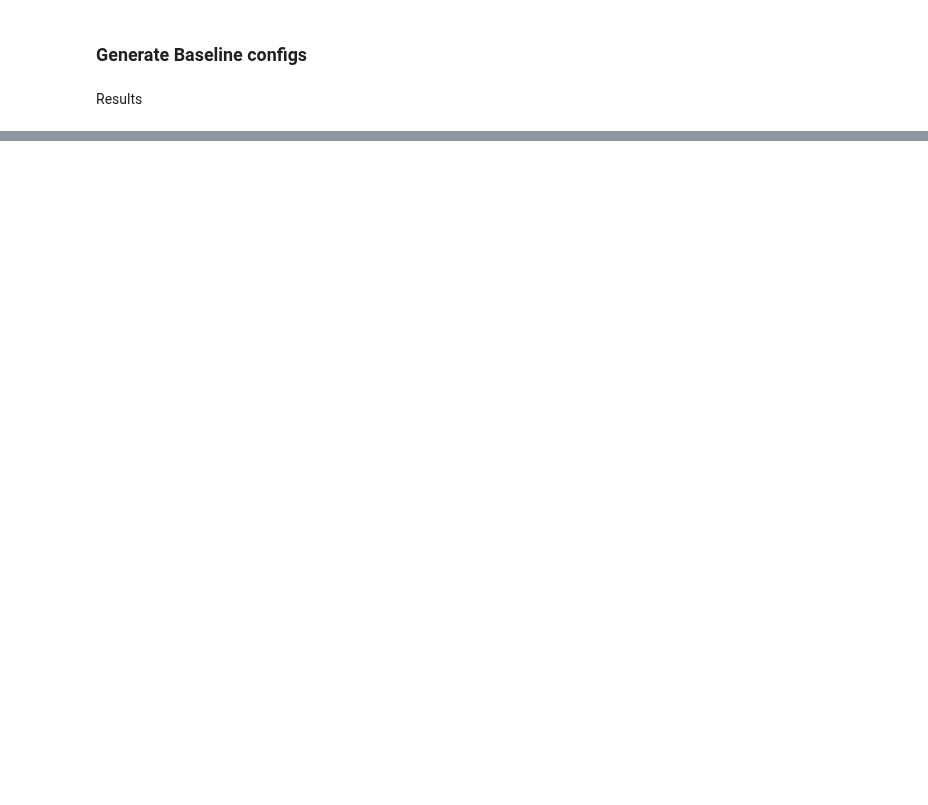
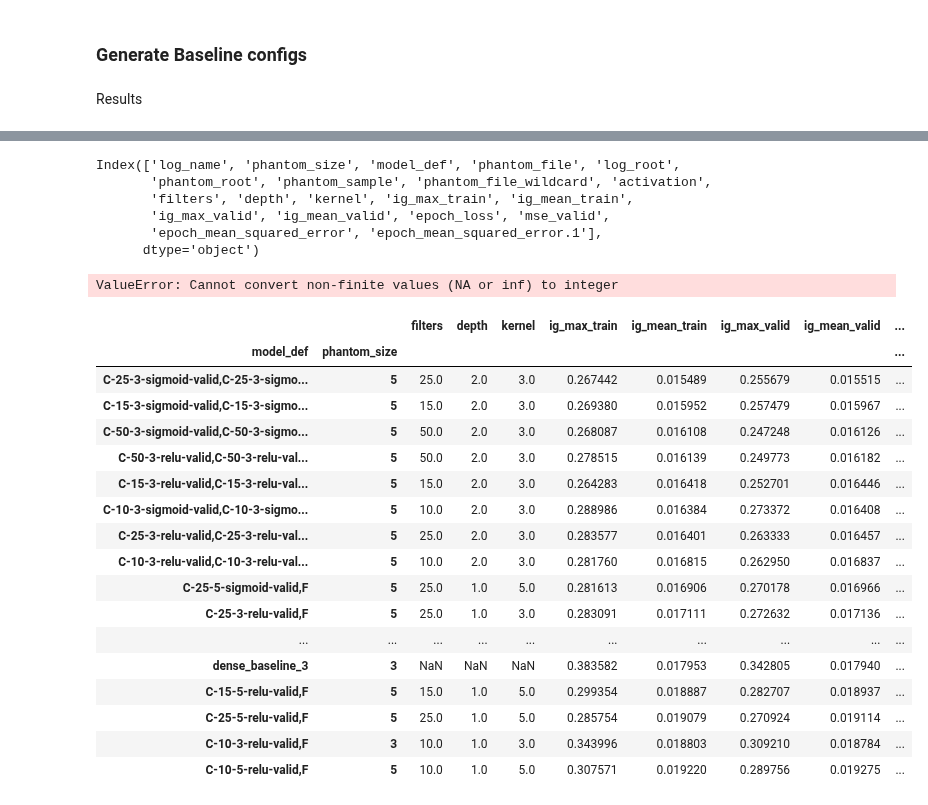
Before and after one commit to gimlidc/igre, a Jupyter notebook: notebooks/tk-cnn-experiments.ipynb, the cells around one changed output, grey strips where cells are left out. Drawn from its saved outputs; the diff is of its cells as text; code cells hidden in the pictures; blank space fills up the shorter version.

```diff
--- a/notebooks/tk-cnn-experiments.ipynb
+++ b/notebooks/tk-cnn-experiments.ipynb
@@ -83,0 +79,2 @@ df.groupby(['model_def', 'phantom_size'])
+# %%
+df = pd.concat([pd.read_csv('conv5.csv'), pd.read_csv('conv3.csv')])
@@ -84,6 +95,7 @@ df.groupby(['model_def', 'phantom_size'])
 # %%
-df[['model_def', 'phantom_size', 'Information Gain valid', 'Information Gain valid.1', 'epoch_loss.1']].rename(columns={
-     'Information Gain valid': 'ig_max_valid',
-     'Information Gain valid.1': 'ig_mean_valid',
-     'epoch_loss.1': 'mse_valid'
-}).groupby(['model_def', 'phantom_size']).agg(['mean', 'std', 'median'])
+df.groupby(['model_def', 'phantom_size'])
+df = df.rename(columns={'Information Gain valid': 'ig_max_valid',
+                        'Information Gain valid.1': 'ig_mean_valid',
+                        'Information Gain train': 'ig_max_train',
+                        'Information Gain train.1': 'ig_mean_train',
+                        'epoch_loss.1': 'mse_valid'})
@@ -109,0 +102,49 @@ df[['model_def', 'phantom_size', 'Information Gain valid', 'Information Gain val
+# %%
+df.columns
+# %% [output]
+Index(['log_name', 'phantom_size', 'model_def', 'phantom_file', 'log_root',
+       'phantom_root', 'phantom_sample', 'phantom_file_wildcard', 'activation',
+       'filters', 'depth', 'kernel', 'ig_max_train', 'ig_mean_train',
+       'ig_max_valid', 'ig_mean_valid', 'epoch_loss', 'mse_valid',
+       'epoch_mean_squared_error', 'epoch_mean_squared_error.1'],
+      dtype='object')
+# %%
+df = df.astype({'phantom_size': 'int32',
+                'kernel': 'int32',
+                'phantom_sample': 'int32',
+                'depth': 'int32',
+                'filters': 'int32'})
+# %% [output]
+ValueError: Cannot convert non-finite values (NA or inf) to integer
+# %%
+(
+    df
+        .drop(columns=['log_root',
+                       'phantom_file_wildcard',
+                       'phantom_root',
+                       'log_name',
+                       'epoch_mean_squared_error',
+                       'epoch_mean_squared_error.1',
+                       'phantom_sample'])
+        .groupby(['model_def', 'phantom_size'])
+        .mean()
+).sort_values('mse_valid')
+# %% [output]
+|  |  | filters | depth | kernel | ig_max_train | ig_mean_train | ig_max_valid | ig_mean_valid | ... |
+| model_def | phantom_size |  |  |  |  |  |  |  | ... |
+| C-25-3-sigmoid-valid,C-25-3-sigmo... | 5 | 25.0 | 2.0 | 3.0 | 0.267442 | 0.015489 | 0.255679 | 0.015515 | ... |
+| C-15-3-sigmoid-valid,C-15-3-sigmo... | 5 | 15.0 | 2.0 | 3.0 | 0.269380 | 0.015952 | 0.257479 | 0.015967 | ... |
+| C-50-3-sigmoid-valid,C-50-3-sigmo... | 5 | 50.0 | 2.0 | 3.0 | 0.268087 | 0.016108 | 0.247248 | 0.016126 | ... |
+| C-50-3-relu-valid,C-50-3-relu-val... | 5 | 50.0 | 2.0 | 3.0 | 0.278515 | 0.016139 | 0.249773 | 0.016182 | ... |
+| C-15-3-relu-valid,C-15-3-relu-val... | 5 | 15.0 | 2.0 | 3.0 | 0.264283 | 0.016418 | 0.252701 | 0.016446 | ... |
+| C-10-3-sigmoid-valid,C-10-3-sigmo... | 5 | 10.0 | 2.0 | 3.0 | 0.288986 | 0.016384 | 0.273372 | 0.016408 | ... |
+| C-25-3-relu-valid,C-25-3-relu-val... | 5 | 25.0 | 2.0 | 3.0 | 0.283577 | 0.016401 | 0.263333 | 0.016457 | ... |
+| C-10-3-relu-valid,C-10-3-relu-val... | 5 | 10.0 | 2.0 | 3.0 | 0.281760 | 0.016815 | 0.262950 | 0.016837 | ... |
+| C-25-5-sigmoid-valid,F | 5 | 25.0 | 1.0 | 5.0 | 0.281613 | 0.016906 | 0.270178 | 0.016966 | ... |
+| C-25-3-relu-valid,F | 5 | 25.0 | 1.0 | 3.0 | 0.283091 | 0.017111 | 0.272632 | 0.017136 | ... |
+| ... | ... | ... | ... | ... | ... | ... | ... | ... | ... |
+| dense_baseline_3 | 3 | NaN | NaN | NaN | 0.383582 | 0.017953 | 0.342805 | 0.017940 | ... |
+| C-15-5-relu-valid,F | 5 | 15.0 | 1.0 | 5.0 | 0.299354 | 0.018887 | 0.282707 | 0.018937 | ... |
+| C-25-5-relu-valid,F | 5 | 25.0 | 1.0 | 5.0 | 0.285754 | 0.019079 | 0.270924 | 0.019114 | ... |
+| C-10-3-relu-valid,F | 3 | 10.0 | 1.0 | 3.0 | 0.343996 | 0.018803 | 0.309210 | 0.018784 | ... |
+| C-10-5-relu-valid,F | 5 | 10.0 | 1.0 | 5.0 | 0.307571 | 0.019220 | 0.289756 | 0.019275 | ... |
```
Also changed, not shown: parts of 9 cells of this notebook.
